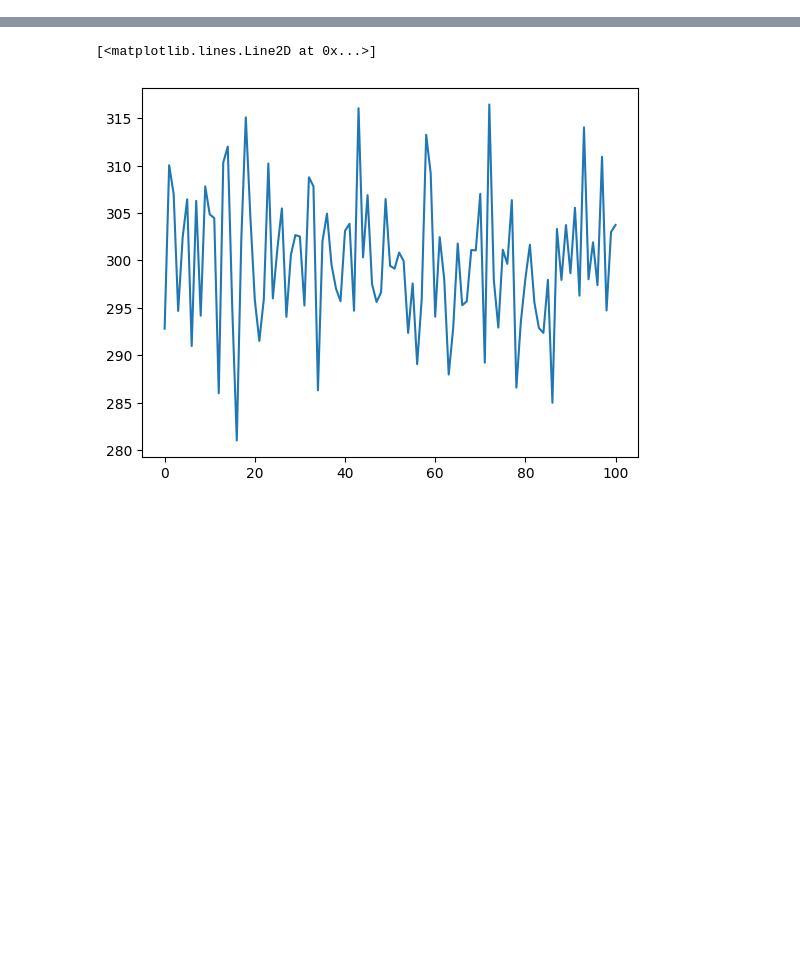
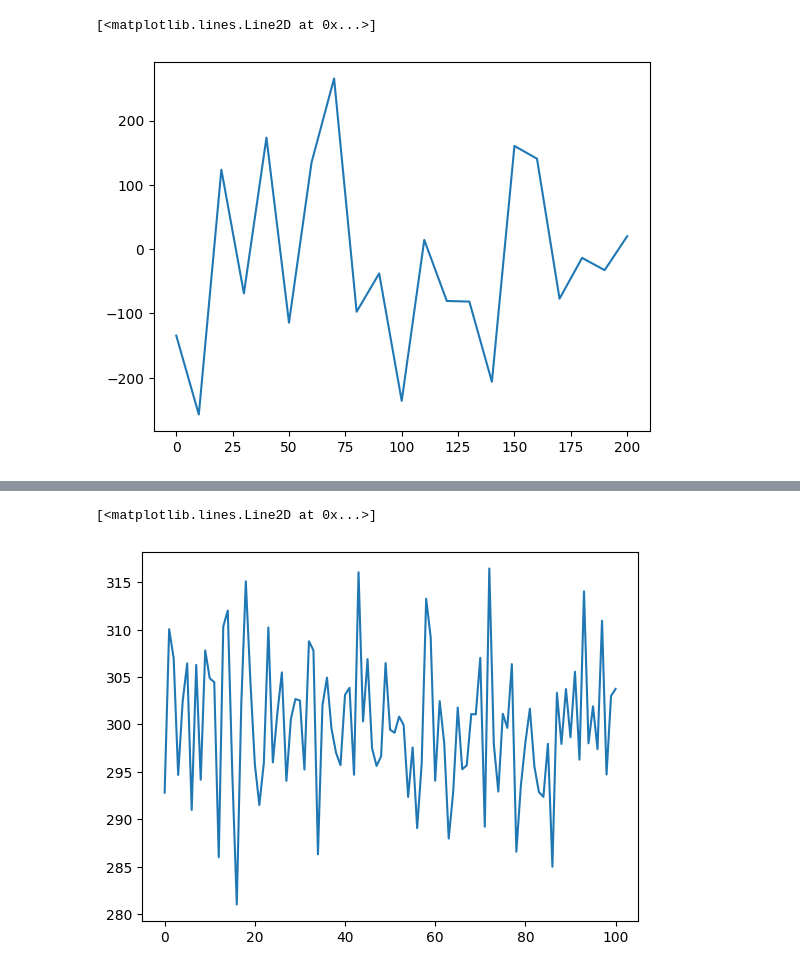
Before and after one commit to Marte2101/Biophysics, a Jupyter notebook: Plot_pot_energy_temp.ipynb, the cells around one changed output, grey strips where cells are left out. Saved outputs shown, nothing was run; the diff lists cells and outputs as text; code cells hidden in the pictures; blank space fills up the shorter version.

```diff
--- a/Plot_pot_energy_temp.ipynb
+++ b/Plot_pot_energy_temp.ipynb
@@ -51 +42,7 @@ plt.plot(x2, data2)
+# %%
+x2, data2 = np.loadtxt('/home/C_pressure.xvg',comments=["#", "@"], unpack = True)
+plt.plot(x2, data2)
+# %% [output]
+[<matplotlib.lines.Line2D at 0x...>]
+[figure, added]
 # %%
```
Also changed, not shown: parts of 8 cells of this notebook.
